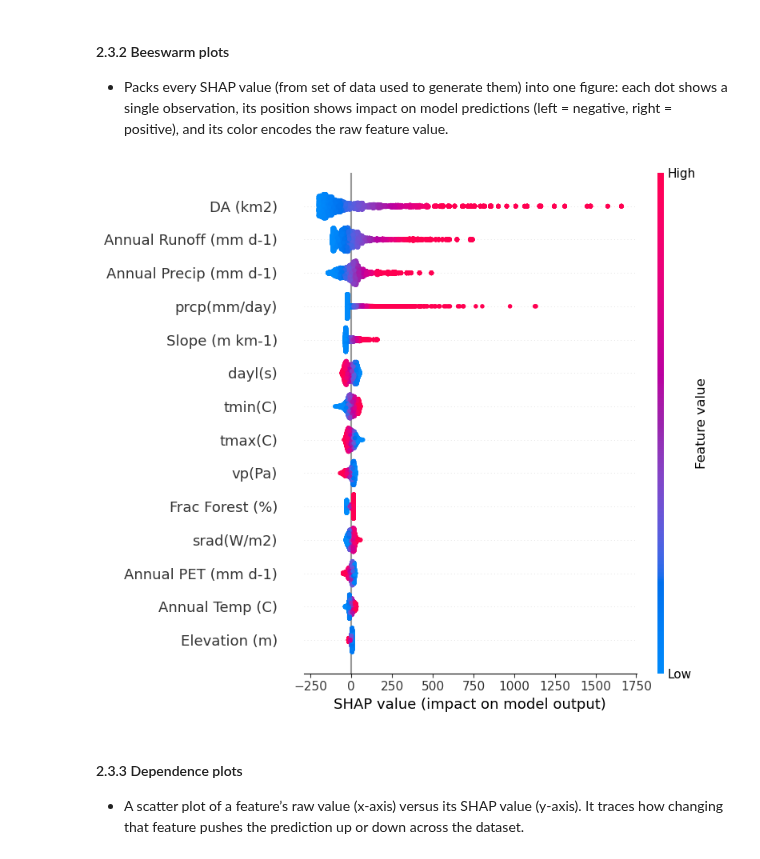
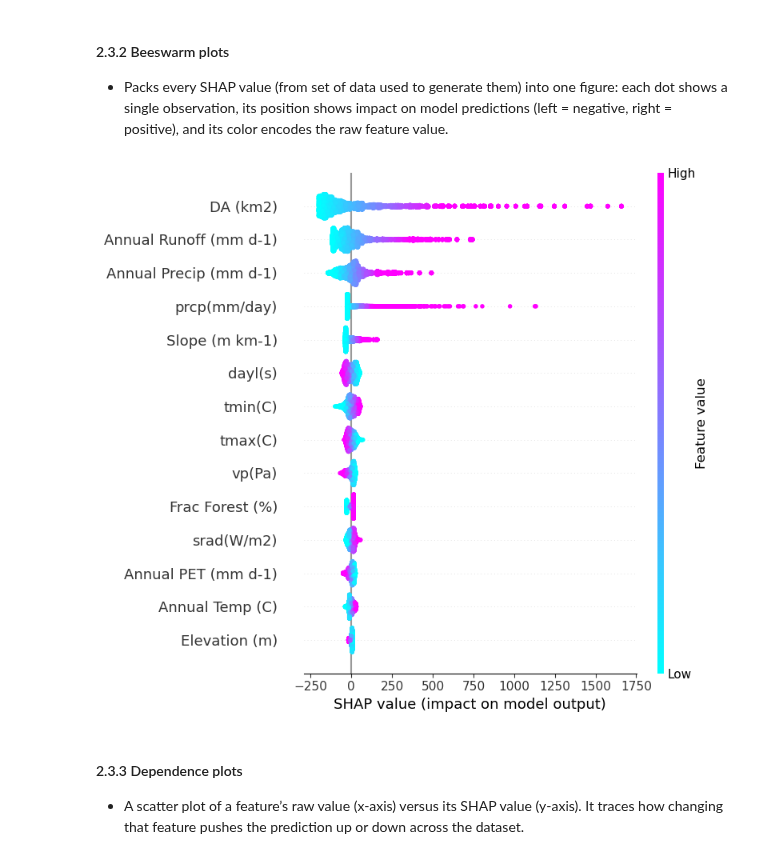
Before and after one commit to CIROH-UA/awi-ciroh-image, a Jupyter notebook: SHAPWorkshopDevCon/shap_workshop.ipynb, the cells around one changed output. Drawn from its saved outputs; the diff is of its cells as text; code cells hidden in the pictures.

```diff
--- a/SHAPWorkshopDevCon/shap_workshop.ipynb
+++ b/SHAPWorkshopDevCon/shap_workshop.ipynb
@@ -29,12 +29,11 @@ Welcome to the **SHAP Values Workshop**! During this session, we’ll explore ho
 ### 1.1 Dataset Overview
 - Let's do some preliminary exploratory data analysis on the CAMELS dataset
 # %%
-# Set project directory
 import os
 from pathlib import Path
 
 # Set directories for accessing data, saved SHAP values, and pretrained models
-DATA_DIR = os.path.join(Path.cwd(), 'data')
+DATA_DIR = os.path.join(Path.cwd(), 'Data')
 OUTPUT_DIR = os.path.join(Path.cwd(), "outputs")
 MODEL_DIR = os.path.join(Path.cwd(), "models")
 # %%
@@ -290,9 +289,9 @@ The MLR coefficients generally line up with the feature importances we see from
 - Packs every SHAP value (from set of data used to generate them) into one figure: each dot shows a single observation, its position shows impact on model predictions (left = negative, right = positive), and its color encodes the raw feature value.
 # %%
 # A feature attribution (beeswarm) plot
-shap.summary_plot(shap_values, X_shap_untransformed, feature_names=feature_names)
+shap.summary_plot(shap_values, X_shap_untransformed, feature_names=feature_names, cmap='cool')
 # %% [output]
-[figure, old version]
+[figure, new version]
 # %% [markdown]
 #### 2.3.3 Dependence plots
 - A scatter plot of a feature’s raw value (x-axis) versus its SHAP value (y-axis). It traces how changing that feature pushes the prediction up or down across the dataset.
```
Also changed, not shown: parts of 3 cells of this notebook.
